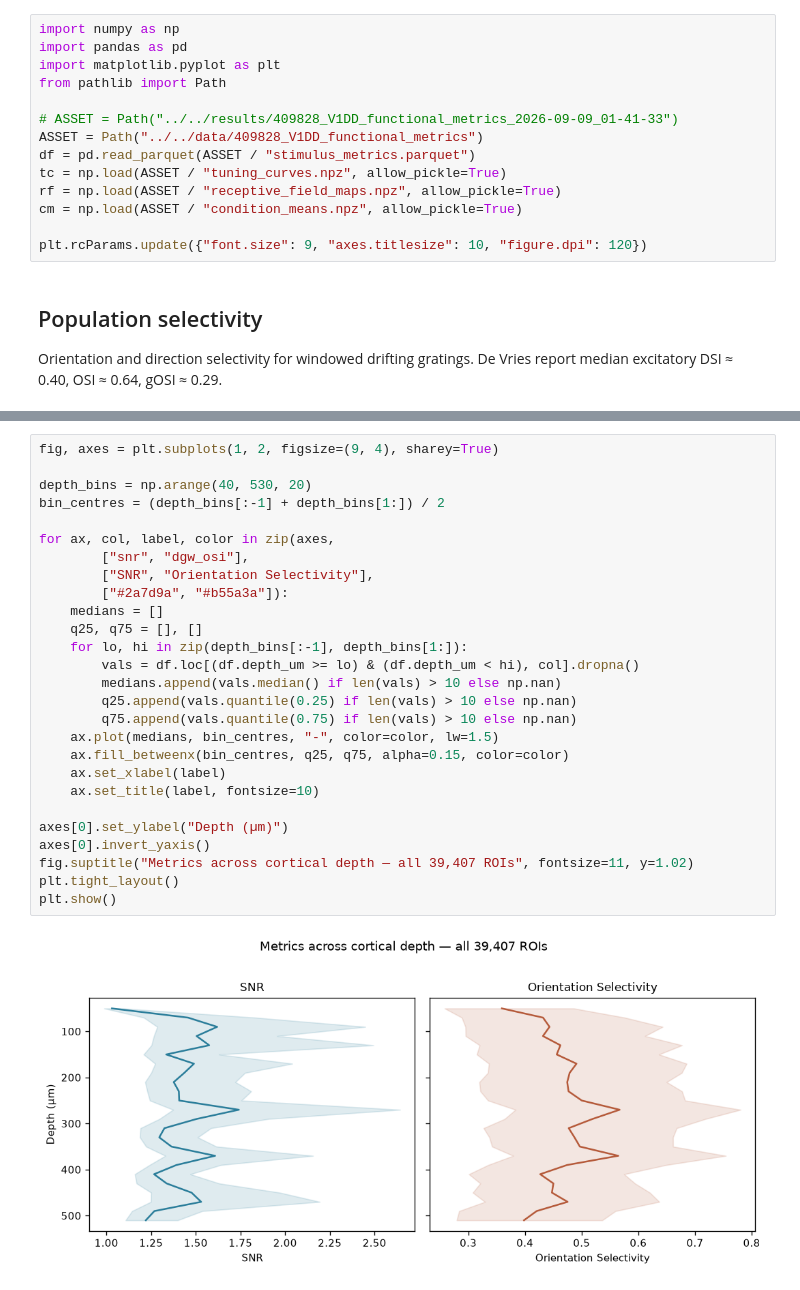
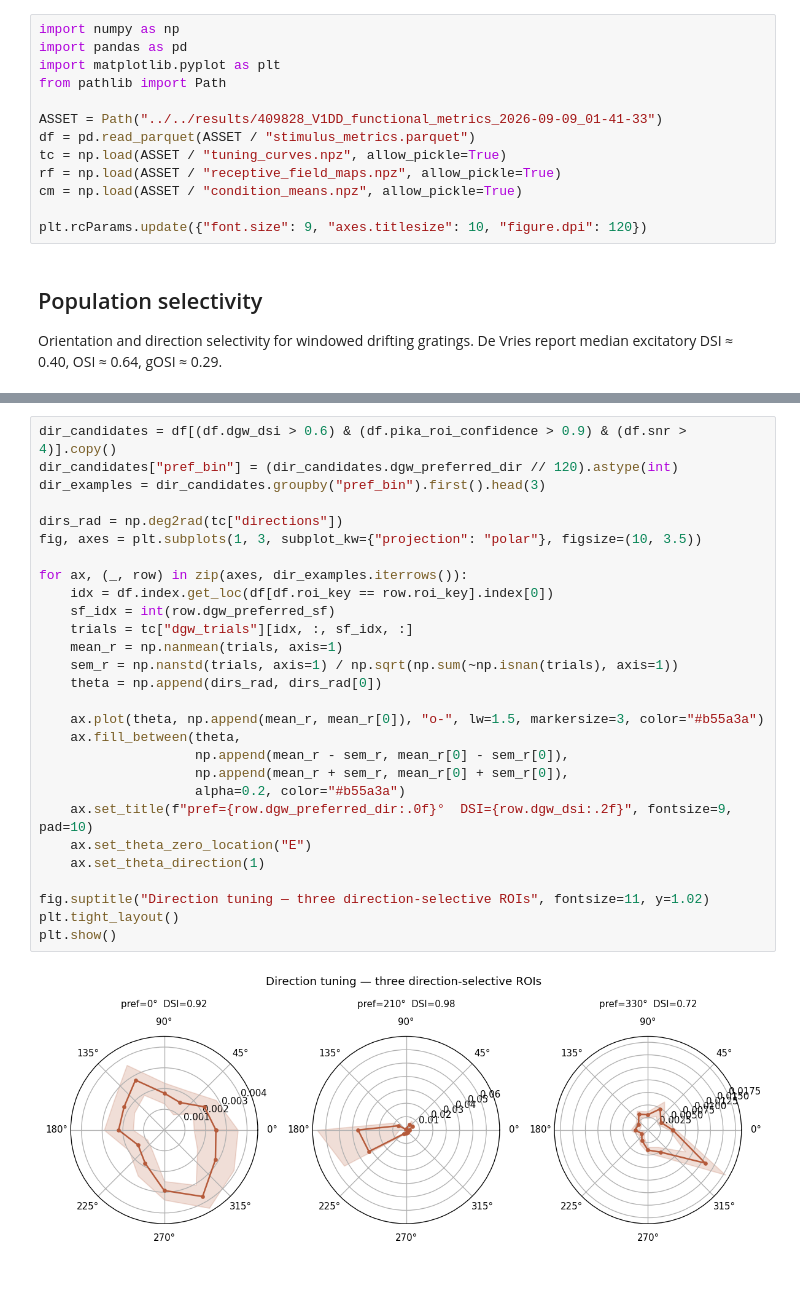
Before and after one commit to bpdanskin/v1dd-functional-metrics, a Jupyter notebook: docs/notebooks/example_figures.ipynb, the cells around one changed output, grey strips where cells are left out. Drawn from its saved outputs; the diff is of its cells as text.

```diff
--- a/docs/notebooks/example_figures.ipynb
+++ b/docs/notebooks/example_figures.ipynb
@@ -10,8 +10,7 @@ import pandas as pd
 import matplotlib.pyplot as plt
 from pathlib import Path
 
-# ASSET = Path("../../results/409828_V1DD_functional_metrics_2026-09-09_01-41-33")
-ASSET = Path("../../data/409828_V1DD_functional_metrics")
+ASSET = Path("../../results/409828_V1DD_functional_metrics_2026-09-09_01-41-33")
 df = pd.read_parquet(ASSET / "stimulus_metrics.parquet")
 tc = np.load(ASSET / "tuning_curves.npz", allow_pickle=True)
 rf = np.load(ASSET / "receptive_field_maps.npz", allow_pickle=True)
@@ -93,30 +96,31 @@ Depth bins follow the volume/plane lattice: 50 + 96×(vol-1) + 16×plane µm.
 # %%
-fig, axes = plt.subplots(1, 2, figsize=(9, 4), sharey=True)
+dir_candidates = df[(df.dgw_dsi > 0.6) & (df.pika_roi_confidence > 0.9) & (df.snr > 4)].copy()
+dir_candidates["pref_bin"] = (dir_candidates.dgw_preferred_dir // 120).astype(int)
+dir_examples = dir_candidates.groupby("pref_bin").first().head(3)
 
-depth_bins = np.arange(40, 530, 20)
-bin_centres = (depth_bins[:-1] + depth_bins[1:]) / 2
+dirs_rad = np.deg2rad(tc["directions"])
+fig, axes = plt.subplots(1, 3, subplot_kw={"projection": "polar"}, figsize=(10, 3.5))
 
-for ax, col, label, color in zip(axes,
-        ["snr", "dgw_osi"],
-        ["SNR", "Orientation Selectivity"],
-        ["#2a7d9a", "#b55a3a"]):
-    medians = []
-    q25, q75 = [], []
-    for lo, hi in zip(depth_bins[:-1], depth_bins[1:]):
-        vals = df.loc[(df.depth_um >= lo) & (df.depth_um < hi), col].dropna()
-        medians.append(vals.median() if len(vals) > 10 else np.nan)
-        q25.append(vals.quantile(0.25) if len(vals) > 10 else np.nan)
-        q75.append(vals.quantile(0.75) if len(vals) > 10 else np.nan)
-    ax.plot(medians, bin_centres, "-", color=color, lw=1.5)
-    ax.fill_betweenx(bin_centres, q25, q75, alpha=0.15, color=color)
-    ax.set_xlabel(label)
-    ax.set_title(label, fontsize=10)
+for ax, (_, row) in zip(axes, dir_examples.iterrows()):
+    idx = df.index.get_loc(df[df.roi_key == row.roi_key].index[0])
+    sf_idx = int(row.dgw_preferred_sf)
+    trials = tc["dgw_trials"][idx, :, sf_idx, :]
+    mean_r = np.nanmean(trials, axis=1)
+    sem_r = np.nanstd(trials, axis=1) / np.sqrt(np.sum(~np.isnan(trials), axis=1))
+    theta = np.append(dirs_rad, dirs_rad[0])
 
-axes[0].set_ylabel("Depth (µm)")
-axes[0].invert_yaxis()
-fig.suptitle("Metrics across cortical depth — all 39,407 ROIs", fontsize=11, y=1.02)
+    ax.plot(theta, np.append(mean_r, mean_r[0]), "o-", lw=1.5, markersize=3, color="#b55a3a")
+    ax.fill_between(theta,
+                    np.append(mean_r - sem_r, mean_r[0] - sem_r[0]),
+                    np.append(mean_r + sem_r, mean_r[0] + sem_r[0]),
+                    alpha=0.2, color="#b55a3a")
+    ax.set_title(f"pref={row.dgw_preferred_dir:.0f}°  DSI={row.dgw_dsi:.2f}", fontsize=9, pad=10)
+    ax.set_theta_zero_location("E")
+    ax.set_theta_direction(1)
+
+fig.suptitle("Direction tuning — three direction-selective ROIs", fontsize=11, y=1.02)
 plt.tight_layout()
 plt.show()
 # %% [output]
-[figure, old version]
+[figure, new version]
 # %% [markdown]
```
Also changed, not shown: parts of 17 cells of this notebook, 5 other files.
